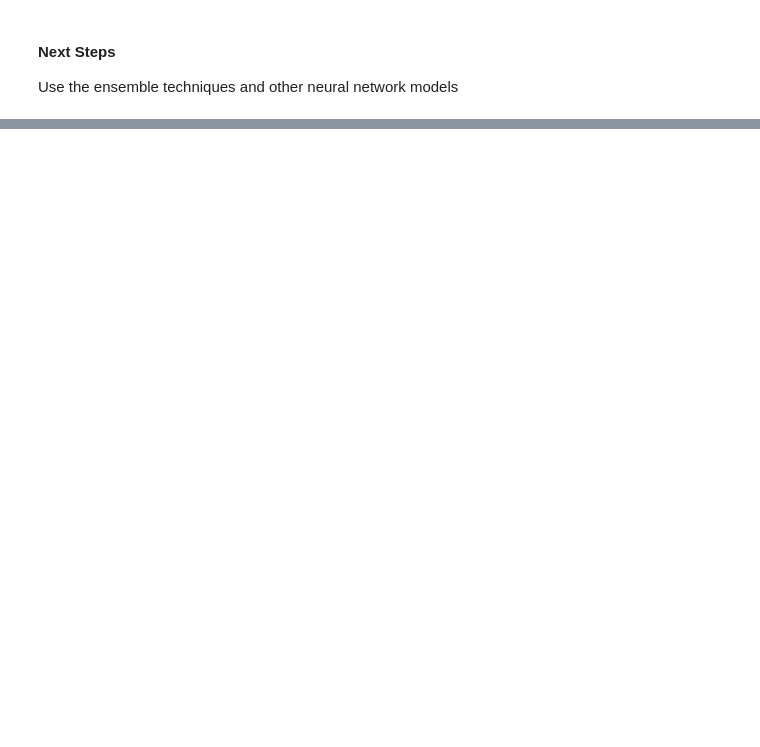
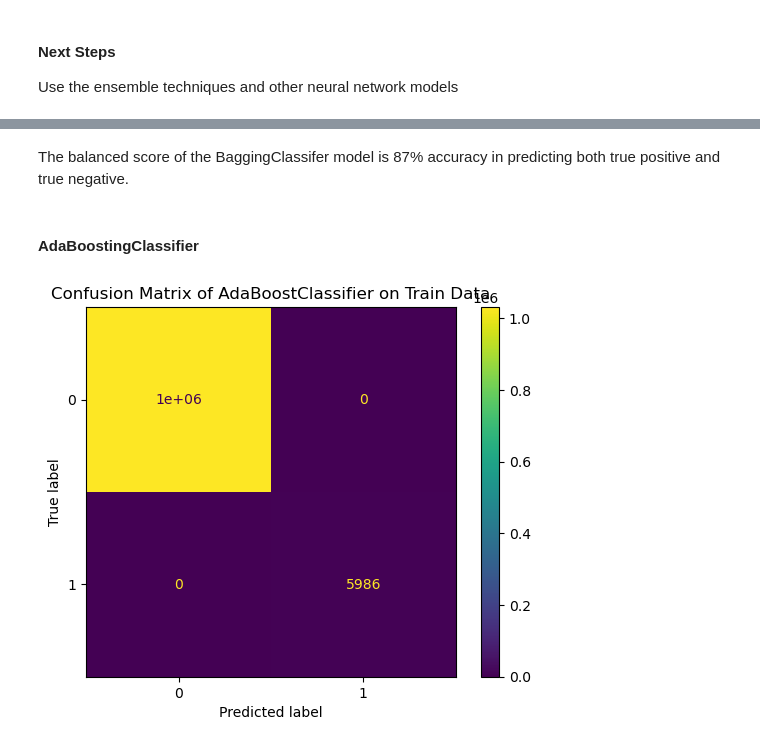
Before and after one commit to vijaysankarkolli/credit_card_fraud_detection, a Jupyter notebook: fraudDetection.ipynb, the cells around one changed output, grey strips where cells are left out. Cells and saved outputs as stored; diff of their text form; code cells hidden in the pictures; blank space fills up the shorter version.

Commit message:
Added ensembl models

```diff
--- a/fraudDetection.ipynb
+++ b/fraudDetection.ipynb
@@ -401,0 +411,11 @@ Use the ensemble techniques and other neural network models
+# %% [markdown]
+The balanced score of the BaggingClassifer model is 87% accuracy in predicting both true positive and true negative.
+# %% [markdown]
+#### AdaBoostingClassifier
+# %%
+r = RandomForestClassifier(n_jobs=-1)
+ada = AdaBoostClassifier(r).fit(X_train,y_train)
+plot_confusion_matrix(y_train,ada,X_train,'Confusion Matrix of AdaBoostClassifier on Train Data')
+measure_scores(ada,X_test,y_test,'AdaBoostClassifier')
+# %% [output]
+[figure, added]
```
Also changed, not shown: parts of 46 cells of this notebook, 1 other file.
